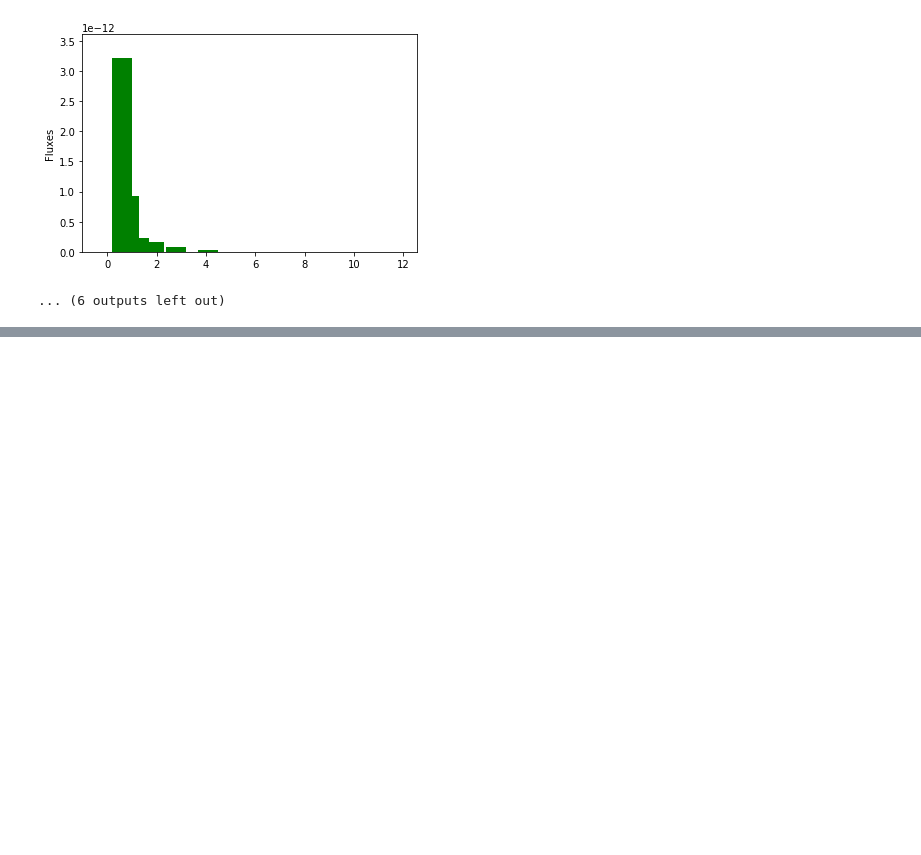
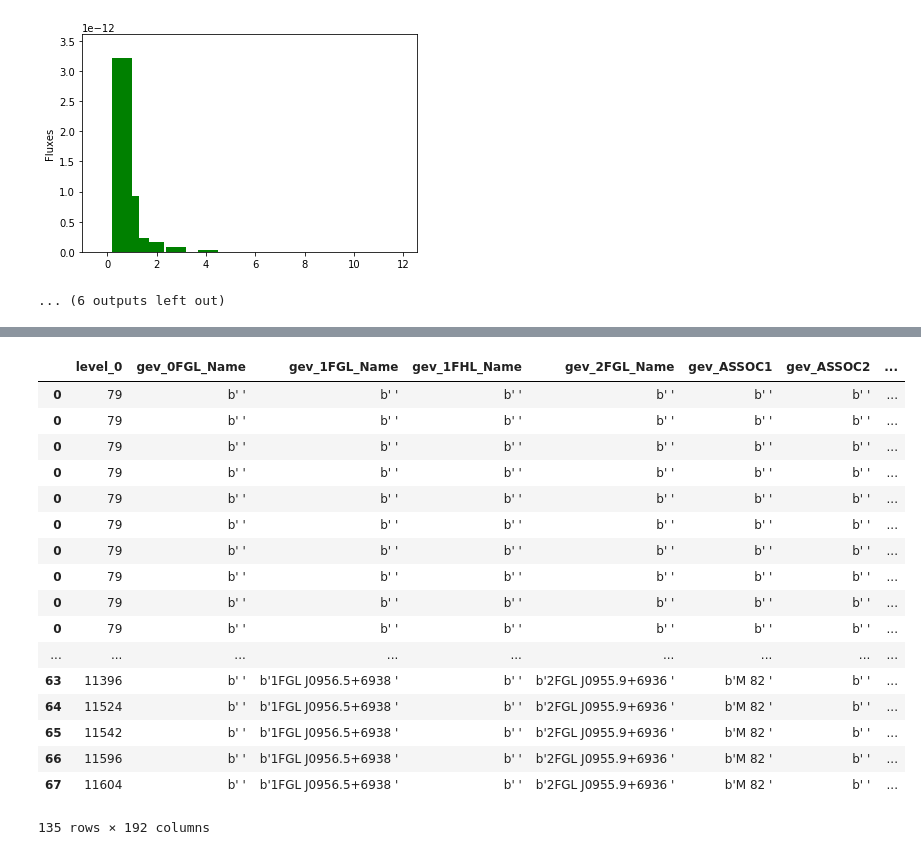
Before and after one commit to anaderi/gamma-bins, a Jupyter notebook: TeV_spectrum.ipynb, the cells around one changed output, grey strips where cells are left out. Saved outputs shown, nothing was run; the diff lists cells and outputs as text; code cells hidden in the pictures; blank space fills up the shorter version.

```diff
--- a/TeV_spectrum.ipynb
+++ b/TeV_spectrum.ipynb
@@ -188,0 +183,21 @@ for idx in range(len(catalog_TeV)):
+# %%
+catalog_TeV.join(energies_TeV)
+# %% [output]
+|  | level_0 | gev_0FGL_Name | gev_1FGL_Name | gev_1FHL_Name | gev_2FGL_Name | gev_ASSOC1 | gev_ASSOC2 | ... |
+| 0 | 79 | b' ' | b' ' | b' ' | b' ' | b' ' | b' ' | ... |
+| 0 | 79 | b' ' | b' ' | b' ' | b' ' | b' ' | b' ' | ... |
+| 0 | 79 | b' ' | b' ' | b' ' | b' ' | b' ' | b' ' | ... |
+| 0 | 79 | b' ' | b' ' | b' ' | b' ' | b' ' | b' ' | ... |
+| 0 | 79 | b' ' | b' ' | b' ' | b' ' | b' ' | b' ' | ... |
+| 0 | 79 | b' ' | b' ' | b' ' | b' ' | b' ' | b' ' | ... |
+| 0 | 79 | b' ' | b' ' | b' ' | b' ' | b' ' | b' ' | ... |
+| 0 | 79 | b' ' | b' ' | b' ' | b' ' | b' ' | b' ' | ... |
+| 0 | 79 | b' ' | b' ' | b' ' | b' ' | b' ' | b' ' | ... |
+| 0 | 79 | b' ' | b' ' | b' ' | b' ' | b' ' | b' ' | ... |
+| ... | ... | ... | ... | ... | ... | ... | ... | ... |
+| 63 | 11396 | b' ' | b'1FGL J0956.5+6938 ' | b' ' | b'2FGL J0955.9+6936 ' | b'M 82 ' | b' ' | ... |
+| 64 | 11524 | b' ' | b'1FGL J0956.5+6938 ' | b' ' | b'2FGL J0955.9+6936 ' | b'M 82 ' | b' ' | ... |
+| 65 | 11542 | b' ' | b'1FGL J0956.5+6938 ' | b' ' | b'2FGL J0955.9+6936 ' | b'M 82 ' | b' ' | ... |
+| 66 | 11596 | b' ' | b'1FGL J0956.5+6938 ' | b' ' | b'2FGL J0955.9+6936 ' | b'M 82 ' | b' ' | ... |
+| 67 | 11604 | b' ' | b'1FGL J0956.5+6938 ' | b' ' | b'2FGL J0955.9+6936 ' | b'M 82 ' | b' ' | ... |
+135 rows × 192 columns
```
Also changed, not shown: parts of 9 cells of this notebook, 1 other file.
